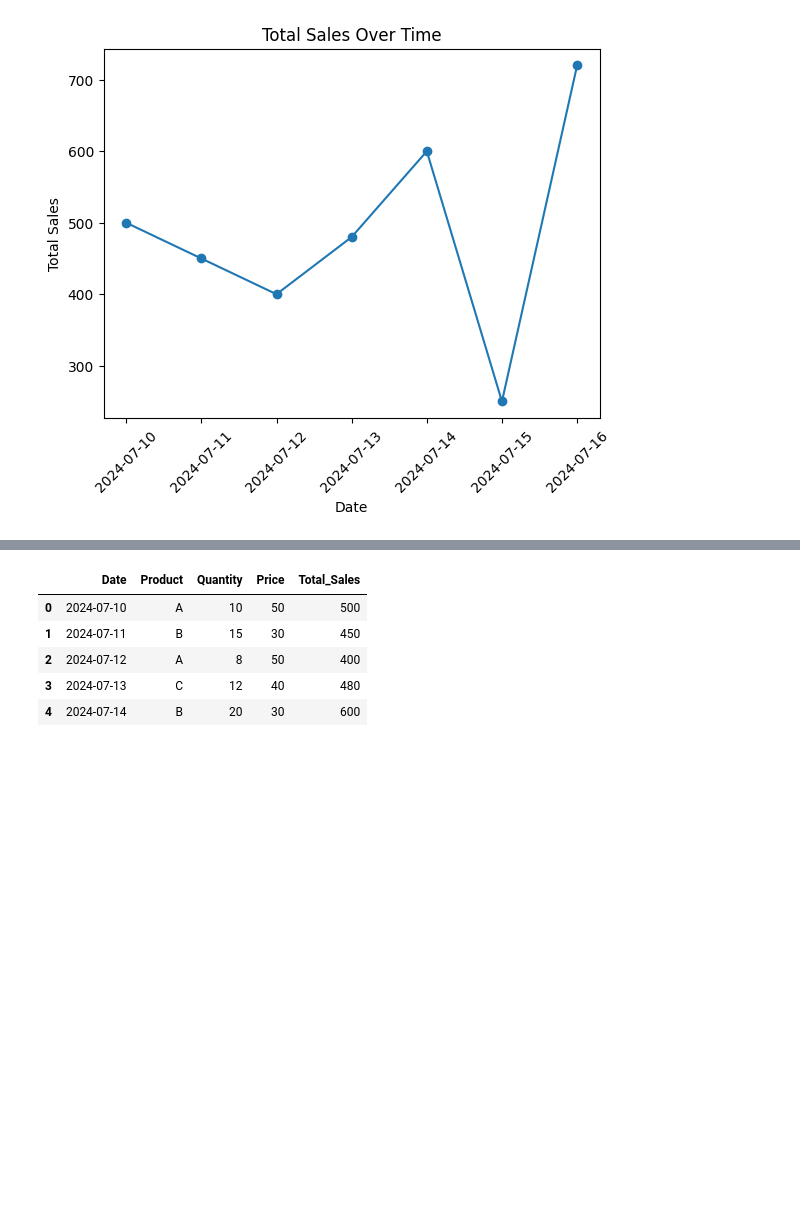
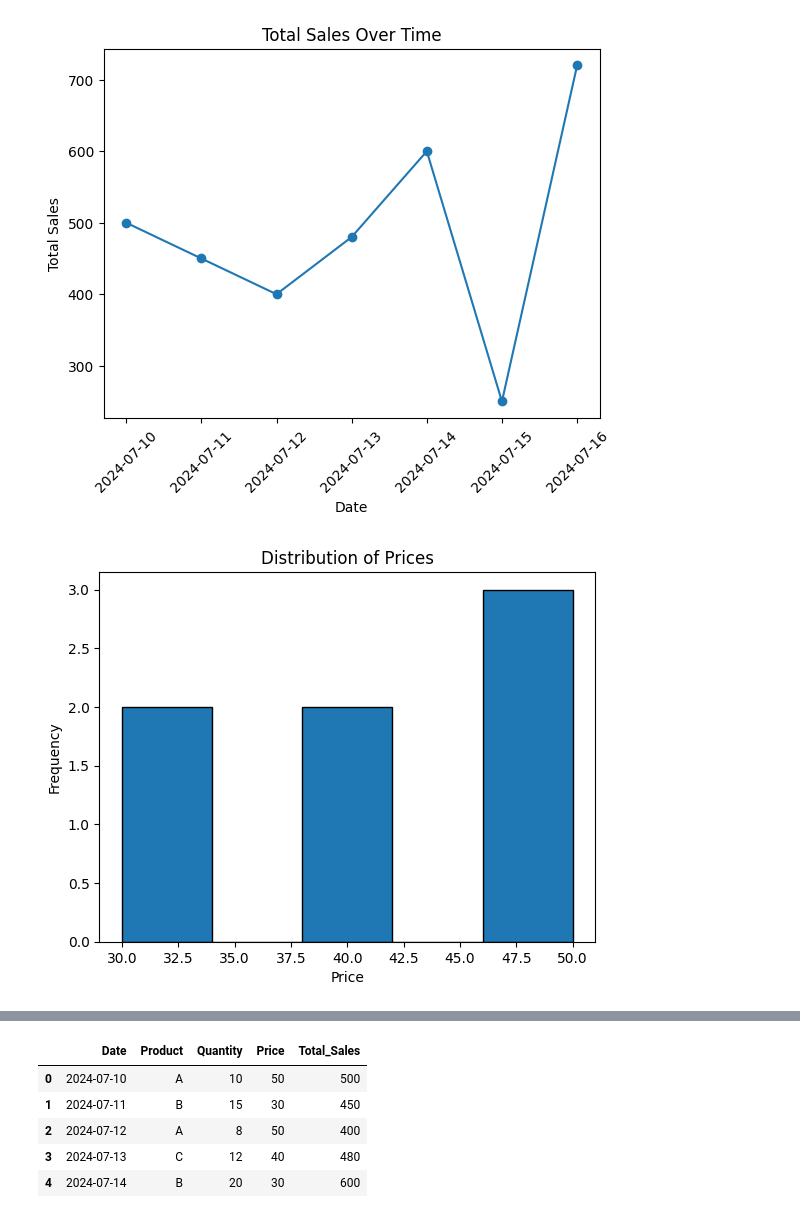
Before and after one commit to MohdSiddiq12/Python-exercise, a Jupyter notebook: Day8/numpy.ipynb, the cells around one changed output, grey strips where cells are left out. Drawn from its saved outputs; the diff is of its cells as text; code cells hidden in the pictures; blank space fills up the shorter version.

```diff
--- a/Day8/numpy.ipynb
+++ b/Day8/numpy.ipynb
@@ -164,3 +164,11 @@ plt.xticks(rotation=45)
 plt.show()
 # %% [output]
 [figure]
+# %%
+plt.hist(dt['Price'], bins=5, edgecolor='black')
+plt.xlabel('Price')
+plt.ylabel('Frequency')
+plt.title('Distribution of Prices')
+plt.show()
+# %% [output]
+[figure, added]
```
Also changed, not shown: parts of 1 cell of this notebook.
